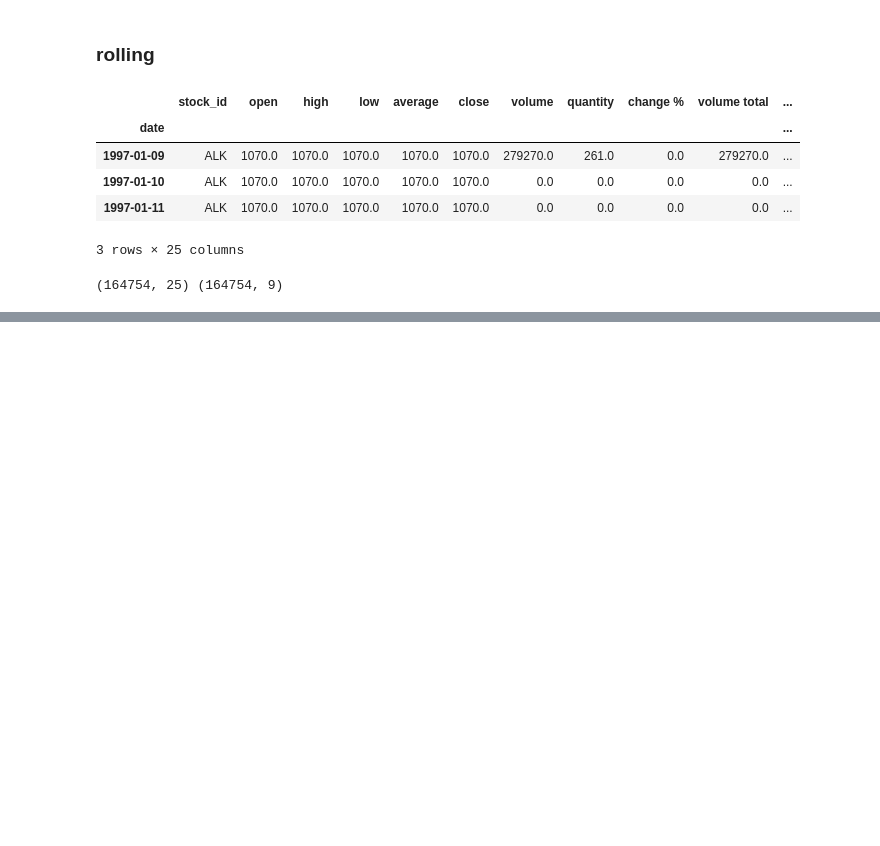
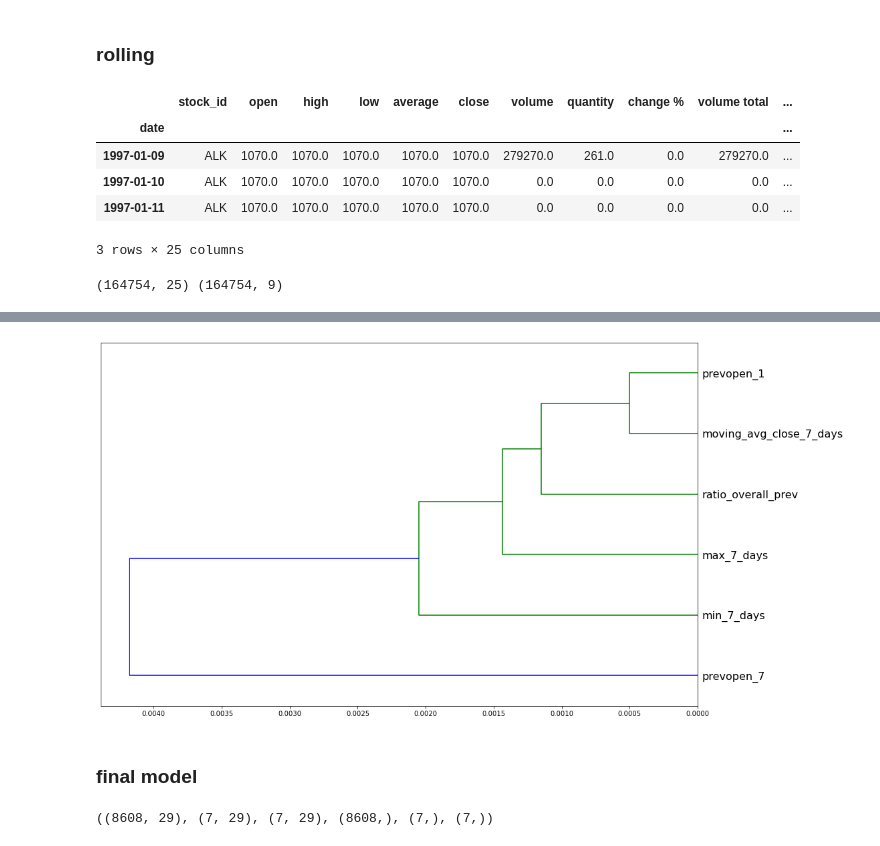
Before and after one commit to gjurcin/MacedoniaStockMarket, a Jupyter notebook: mse_prediction_gjurcin.ipynb, the cells around one changed output, grey strips where cells are left out. Saved outputs shown, nothing was run; the diff lists cells and outputs as text; code cells hidden in the pictures; blank space fills up the shorter version.

```diff
--- a/mse_prediction_gjurcin.ipynb
+++ b/mse_prediction_gjurcin.ipynb
@@ -363,0 +453,3 @@ to_drop = ['date', 'open', 'high', 'low', 'average', 'close', 'volume', 'quantit
+# %%
+df_keep = alk_df[to_keep].copy()
+X_train, X_valid, X_test = split_vals(df_keep, n_test)
@@ -363,0 +463,19 @@ to_drop = ['date', 'open', 'high', 'low', 'average', 'close', 'volume', 'quantit
+# %%
+from scipy.cluster import hierarchy as hc
+
+corr = np.round(sp.stats.spearmanr(df_keep).correlation, 4)
+corr_condensed = hc.distance.squareform(1-corr)
+z = hc.linkage(corr_condensed, method='average')
+fig = plt.figure(figsize=(16,10))
+dendrogram = hc.dendrogram(z, labels=df_keep.columns, orientation='left', leaf_font_size=16)
+plt.show()
+# %% [output]
+[figure, added]
+# %% [markdown]
+### final model
+# %%
+X_train, X_valid, X_test = split_vals(X, n_test)
+y_train, y_valid, y_test = split_vals(y, n_test)
+X_train.shape, X_valid.shape, X_test.shape, y_train.shape, y_valid.shape, y_test.shape
+# %% [output]
+((8608, 29), (7, 29), (7, 29), (8608,), (7,), (7,))
```
Also changed, not shown: parts of 24 cells of this notebook.
